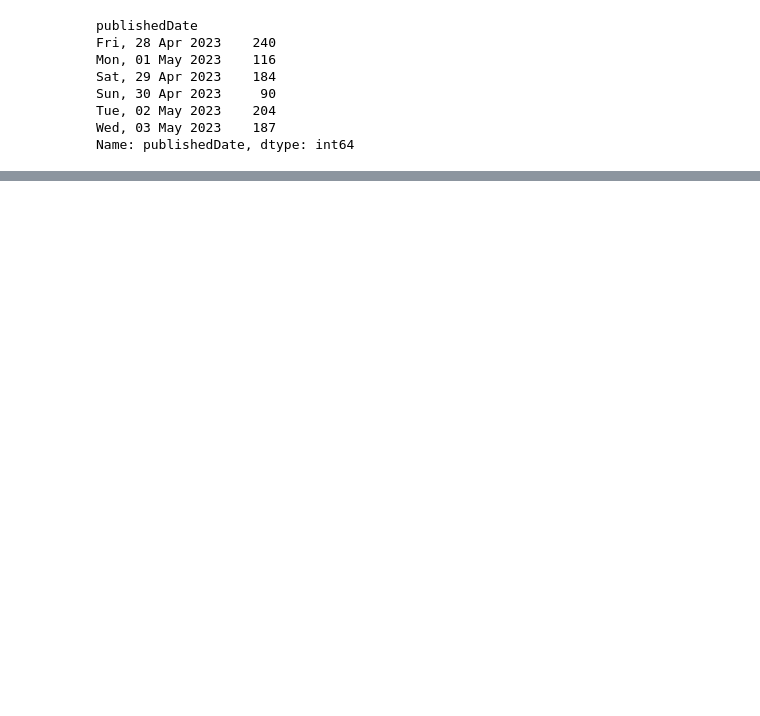
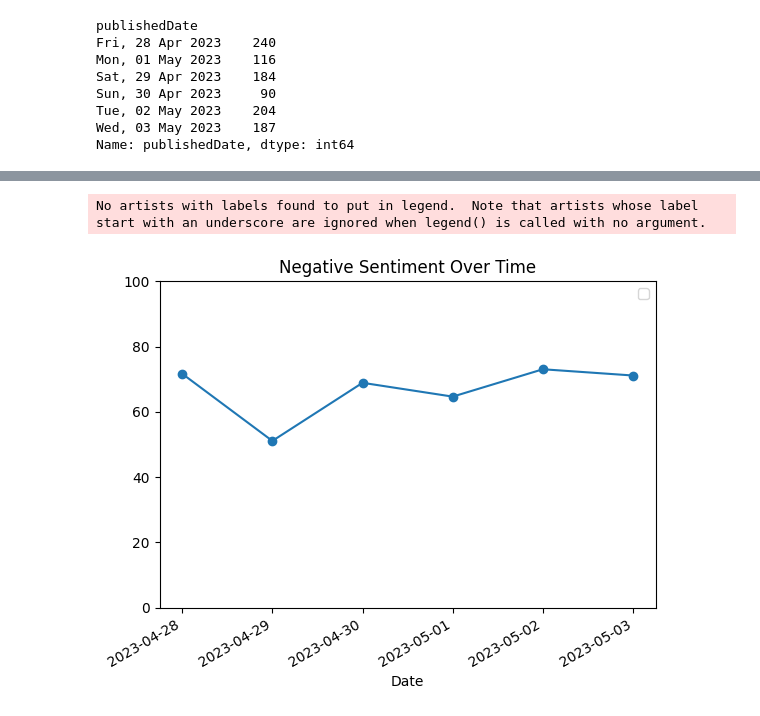
Before and after one commit to karwester/rssFeed, a Jupyter notebook: analysis/guardianRssAnalysis.ipynb, the cells around one changed output, grey strips where cells are left out. Drawn from its saved outputs; the diff is of its cells as text; code cells hidden in the pictures; blank space fills up the shorter version.

Commit message:
Added sentiment analysis and graph

```diff
--- a/analysis/guardianRssAnalysis.ipynb
+++ b/analysis/guardianRssAnalysis.ipynb
@@ -255,7 +253,7 @@ Name: publishedDate, dtype: int64
 # Group Rows into List on All columns
 #drop summary column
 dfDate = df.drop('summary', axis=1)
-dfDate = dfDate.groupby("publishedDate").agg(list)
+dfDate = dfDate.groupby("publishedDate",as_index=False).agg(list)
 # %%
 dfDate.head()
 # %% [output]
@@ -333,0 +331,35 @@ dfDate.head(2)
+# %%
+import matplotlib.pyplot as plt
+
+# Assuming your dataframe is named 'df' and contains columns 'date', 'data1', and 'data2'
+
+# Convert the 'date' column to datetime if it's not already
+dfDate['publishedDateDateTime'] = pd.to_datetime(dfDate['publishedDate'])
+#dfDate.head(2)
+# Sort the dataframe by date in ascending order
+dfDate = dfDate.sort_values('publishedDateDateTime')
+
+# Set up the figure and axes
+fig, ax = plt.subplots()
+
+# Plot the data lines
+#ax.plot(dfDate['publishedDateDateTime'], dfDate['posSummaryPer'], label='Positive sentiment')
+ax.plot(dfDate['publishedDateDateTime'], dfDate['negSummaryPer'], marker='o')#, label='Negative sentiment'
+
+# Customize the plot
+ax.set_xlabel('Date')
+#ax.set_ylabel('Negative Sentiment')
+ax.set_title('Negative Sentiment Over Time')
+ax.legend()
+
+# Format the x-axis tick labels as dates
+plt.gcf().autofmt_xdate()
+
+# Set the y-axis limits from 0 to 100%
+ax.set_ylim(0, 100)
+
+# Show the plot
+plt.show()
+# %% [output]
+No artists with labels found to put in legend.  Note that artists whose label start with an underscore are ignored when legend() is called with no argument.
+[figure, added]
```
Also changed, not shown: parts of 13 cells of this notebook.
